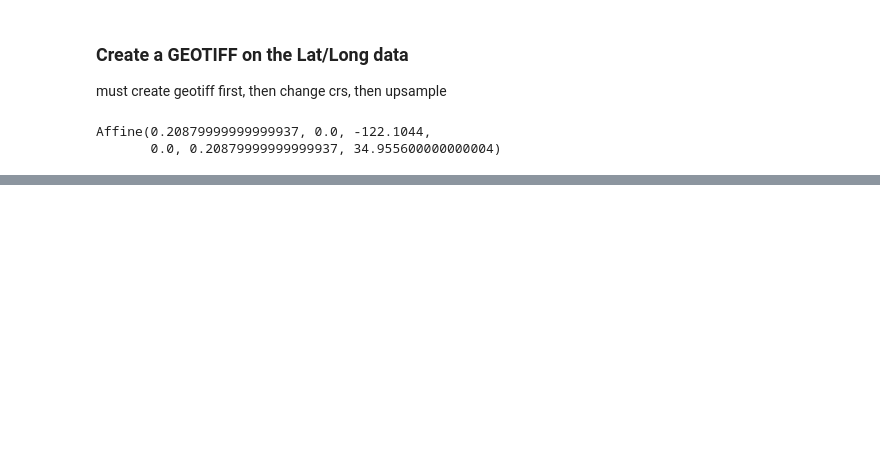
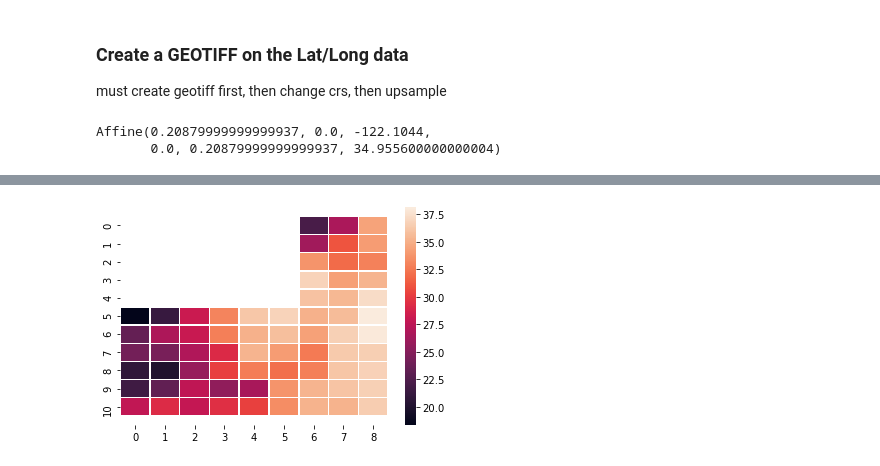
Before and after one commit to lchutny/wildfireplus, a Jupyter notebook: EDA/EDA Weather.ipynb, the cells around one changed output, grey strips where cells are left out. Cells and saved outputs as stored; diff of their text form; code cells hidden in the pictures; blank space fills up the shorter version.

Commit message:
still trying to reproject and upsample the weather data.pushing to work on laptop

```diff
--- a/EDA/EDA Weather.ipynb
+++ b/EDA/EDA Weather.ipynb
@@ -449,0 +533,5 @@ with rio.open(filestring,'w',**kwargs) as dst:
+# %%
+with rio.open('../data/GlobalFire2016/Global_fire_atlas_bbweather_2016_reproj.tif','r') as weath_reproj:
+    wmeta = weath_reproj.meta
+    weath_data = weath_reproj.read(1)
+    weath_reproj_crs = weath_reproj.crs
@@ -449,0 +570,13 @@ with rio.open(filestring,'w',**kwargs) as dst:
+# %%
+# Plot to test
+ax = sns.heatmap(weath_data, linewidth=0.5)
+
+# Fix the cutoff heatmap issue
+b, t = plt.ylim() # discover the values for bottom and top
+b += 0.5 # Add 0.5 to the bottom
+t -= 0.5 # Subtract 0.5 from the top
+plt.ylim(b, t) # update the ylim(bottom, top) values
+
+plt.show()
+# %% [output]
+[figure, added]
```
Also changed, not shown: parts of 24 cells of this notebook.
